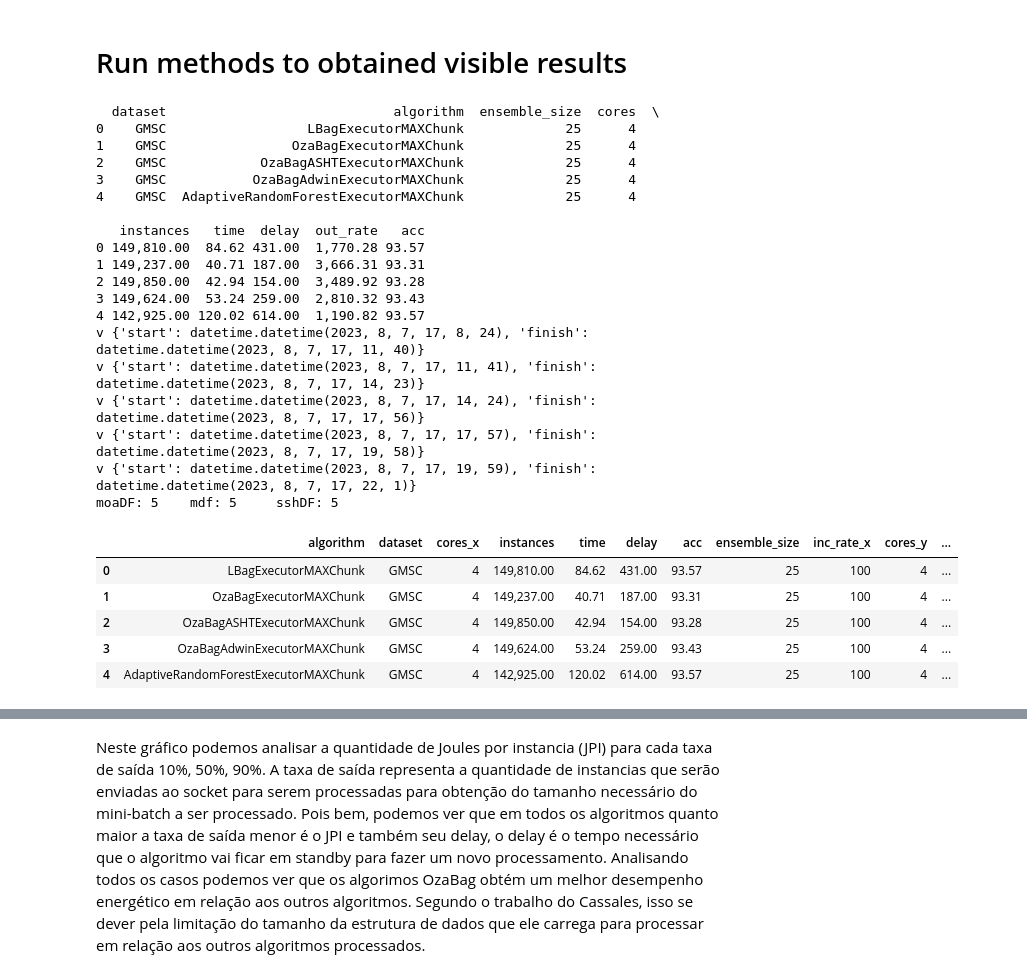
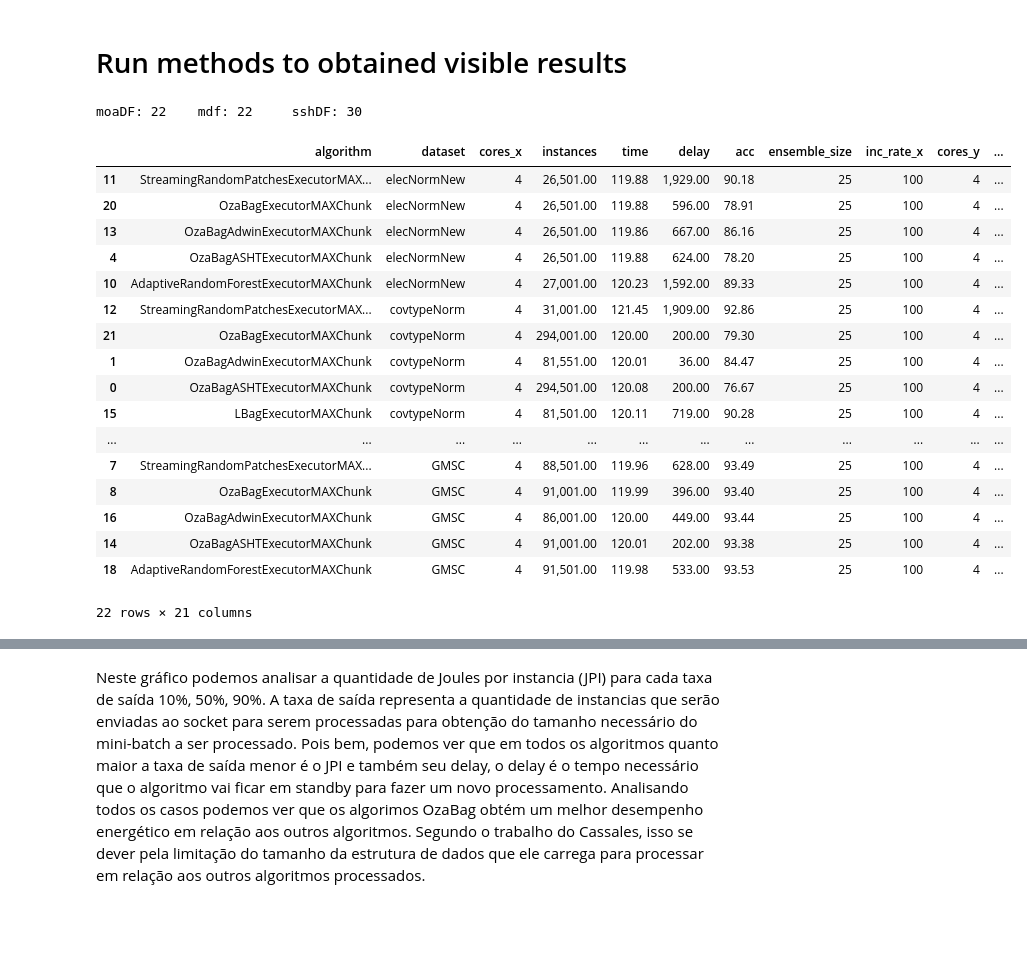
Before and after one commit to reginaldojunior/fuzzy-mb-dynamic, a Jupyter notebook: MOA-MiniBatching.ipynb, the cells around one changed output, grey strips where cells are left out. Cells and saved outputs as stored; diff of their text form; code cells hidden in the pictures; blank space fills up the shorter version.

```diff
--- a/MOA-MiniBatching.ipynb
+++ b/MOA-MiniBatching.ipynb
@@ -559,7 +571,7 @@ def read_data_create_final_dataframe(DEBUG=False):
     d = {}
     global header_printed
     header_printed = False
-    folder_path = f"{PATH_TO_RESULTS}/results/dynamic-batch-fixed"
+    folder_path = f"{PATH_TO_RESULTS}/results/dynamic-batch-cpu"
 
     moaDF = read_MOA(f"{folder_path}", f"{folder_path}/inst-and-delay.csv")
     moaDF = moaDF[["algorithm", "dataset", "cores", "instances", "time", "delay", "acc"]]
@@ -569,9 +581,7 @@ def read_data_create_final_dataframe(DEBUG=False):
     d = populate_dict(d, measureDF)
     mdf = append_dict_to_df(d, True)
     sshDF = parse_SSH(f'{folder_path}/ssh-log')
-    display(moaDF)
-    display(mdf)
-    display(sshDF)
+
     if DEBUG:
         print(f'moaDF: {len(moaDF)}    mdf: {len(mdf)}     sshDF: {len(sshDF)}')
 
@@ -583,56 +593,41 @@ def read_data_create_final_dataframe(DEBUG=False):
     finaldf['joules'] = finaldf['avg_measure'] * finaldf['time']
     finaldf['IPS'] = finaldf['instances'] / finaldf['time']
     finaldf['JPI'] = finaldf['avg_times_duration'] / finaldf['instances']
-    display(finaldf)
+
     # Add PERC column to identify if it used 90, 50 or 10% max rate
     # Before merging rows with the same batch size, we need to differentiate the experiments with different work loads
     # We use the **PERC**entage column for that
     tdf = finaldf.sort_values(by=['dataset','algorithm'], ascending=False)
 
-    tdf['PERC'] = 0
-
-    masks = {'90':[], '50': [], '10': []}
-    for k, v in zip(masks.keys(), [0, 1, 2]):
-        for i in range(len(tdf)):
-            masks[k].append(i % 3 == v)
-
-    tdf.loc[masks['90'], 'PERC'] = '90'
-    tdf.loc[masks['50'], 'PERC'] = '50'
-    tdf.loc[masks['10'], 'PERC'] = '10'
-
     tdf['tput'] = tdf['instances'] / tdf['time']
-    if DEBUG:
-        tdf.to_csv(f"{PATH_TO_RESULTS}tdf-{min}x{max}.csv")
+    tdf.to_csv(f"{PATH_TO_RESULTS}/results/dynamic-batch.csv")
     return tdf
-# %%
-dataframes = []
-dataframes.append(read_data_create_final_dataframe(True))
-# %% [output]
-  dataset                             algorithm  ensemble_size  cores  \
-0    GMSC                  LBagExecutorMAXChunk             25      4
-1    GMSC                OzaBagExecutorMAXChunk             25      4
-2    GMSC            OzaBagASHTExecutorMAXChunk             25      4
-3    GMSC           OzaBagAdwinExecutorMAXChunk             25      4
-4    GMSC  AdaptiveRandomForestExecutorMAXChunk             25      4
-
-   instances   time  delay  out_rate   acc
-0 149,810.00  84.62 431.00  1,770.28 93.57
-1 149,237.00  40.71 187.00  3,666.31 93.31
-2 149,850.00  42.94 154.00  3,489.92 93.28
-3 149,624.00  53.24 259.00  2,810.32 93.43
-4 142,925.00 120.02 614.00  1,190.82 93.57
-v {'start': datetime.datetime(2023, 8, 7, 17, 8, 24), 'finish': datetime.datetime(2023, 8, 7, 17, 11, 40)}
-v {'start': datetime.datetime(2023, 8, 7, 17, 11, 41), 'finish': datetime.datetime(2023, 8, 7, 17, 14, 23)}
-v {'start': datetime.datetime(2023, 8, 7, 17, 14, 24), 'finish': datetime.datetime(2023, 8, 7, 17, 17, 56)}
-v {'start': datetime.datetime(2023, 8, 7, 17, 17, 57), 'finish': datetime.datetime(2023, 8, 7, 17, 19, 58)}
-v {'start': datetime.datetime(2023, 8, 7, 17, 19, 59), 'finish': datetime.datetime(2023, 8, 7, 17, 22, 1)}
-moaDF: 5    mdf: 5     sshDF: 5
-|  | algorithm | dataset | cores_x | instances | time | delay | acc | ensemble_size | inc_rate_x | cores_y | ... |
-| 0 | LBagExecutorMAXChunk | GMSC | 4 | 149,810.00 | 84.62 | 431.00 | 93.57 | 25 | 100 | 4 | ... |
-| 1 | OzaBagExecutorMAXChunk | GMSC | 4 | 149,237.00 | 40.71 | 187.00 | 93.31 | 25 | 100 | 4 | ... |
-| 2 | OzaBagASHTExecutorMAXChunk | GMSC | 4 | 149,850.00 | 42.94 | 154.00 | 93.28 | 25 | 100 | 4 | ... |
-| 3 | OzaBagAdwinExecutorMAXChunk | GMSC | 4 | 149,624.00 | 53.24 | 259.00 | 93.43 | 25 | 100 | 4 | ... |
-| 4 | AdaptiveRandomForestExecutorMAXChunk | GMSC | 4 | 142,925.00 | 120.02 | 614.00 | 93.57 | 25 | 100 | 4 | ... |
+# %%
+pd.set_option('display.precision', 10)
+
+dataframes = []
+dataframes.append(read_data_create_final_dataframe(True))
+display(dataframes[0])
+# %% [output]
+moaDF: 22    mdf: 22     sshDF: 30
+|  | algorithm | dataset | cores_x | instances | time | delay | acc | ensemble_size | inc_rate_x | cores_y | ... |
+| 11 | StreamingRandomPatchesExecutorMAX... | elecNormNew | 4 | 26,501.00 | 119.88 | 1,929.00 | 90.18 | 25 | 100 | 4 | ... |
+| 20 | OzaBagExecutorMAXChunk | elecNormNew | 4 | 26,501.00 | 119.88 | 596.00 | 78.91 | 25 | 100 | 4 | ... |
+| 13 | OzaBagAdwinExecutorMAXChunk | elecNormNew | 4 | 26,501.00 | 119.86 | 667.00 | 86.16 | 25 | 100 | 4 | ... |
+| 4 | OzaBagASHTExecutorMAXChunk | elecNormNew | 4 | 26,501.00 | 119.88 | 624.00 | 78.20 | 25 | 100 | 4 | ... |
+| 10 | AdaptiveRandomForestExecutorMAXChunk | elecNormNew | 4 | 27,001.00 | 120.23 | 1,592.00 | 89.33 | 25 | 100 | 4 | ... |
+| 12 | StreamingRandomPatchesExecutorMAX... | covtypeNorm | 4 | 31,001.00 | 121.45 | 1,909.00 | 92.86 | 25 | 100 | 4 | ... |
+| 21 | OzaBagExecutorMAXChunk | covtypeNorm | 4 | 294,001.00 | 120.00 | 200.00 | 79.30 | 25 | 100 | 4 | ... |
+| 1 | OzaBagAdwinExecutorMAXChunk | covtypeNorm | 4 | 81,551.00 | 120.01 | 36.00 | 84.47 | 25 | 100 | 4 | ... |
+| 0 | OzaBagASHTExecutorMAXChunk | covtypeNorm | 4 | 294,501.00 | 120.08 | 200.00 | 76.67 | 25 | 100 | 4 | ... |
+| 15 | LBagExecutorMAXChunk | covtypeNorm | 4 | 81,501.00 | 120.11 | 719.00 | 90.28 | 25 | 100 | 4 | ... |
+| ... | ... | ... | ... | ... | ... | ... | ... | ... | ... | ... | ... |
+| 7 | StreamingRandomPatchesExecutorMAX... | GMSC | 4 | 88,501.00 | 119.96 | 628.00 | 93.49 | 25 | 100 | 4 | ... |
+| 8 | OzaBagExecutorMAXChunk | GMSC | 4 | 91,001.00 | 119.99 | 396.00 | 93.40 | 25 | 100 | 4 | ... |
+| 16 | OzaBagAdwinExecutorMAXChunk | GMSC | 4 | 86,001.00 | 120.00 | 449.00 | 93.44 | 25 | 100 | 4 | ... |
+| 14 | OzaBagASHTExecutorMAXChunk | GMSC | 4 | 91,001.00 | 120.01 | 202.00 | 93.38 | 25 | 100 | 4 | ... |
+| 18 | AdaptiveRandomForestExecutorMAXChunk | GMSC | 4 | 91,501.00 | 119.98 | 533.00 | 93.53 | 25 | 100 | 4 | ... |
+22 rows × 21 columns
 # %%
 #standardize algorithm names
 def select_columns_and_rename_values_basic(df):
```
Also changed, not shown: parts of 6 cells of this notebook, 4 other files.
